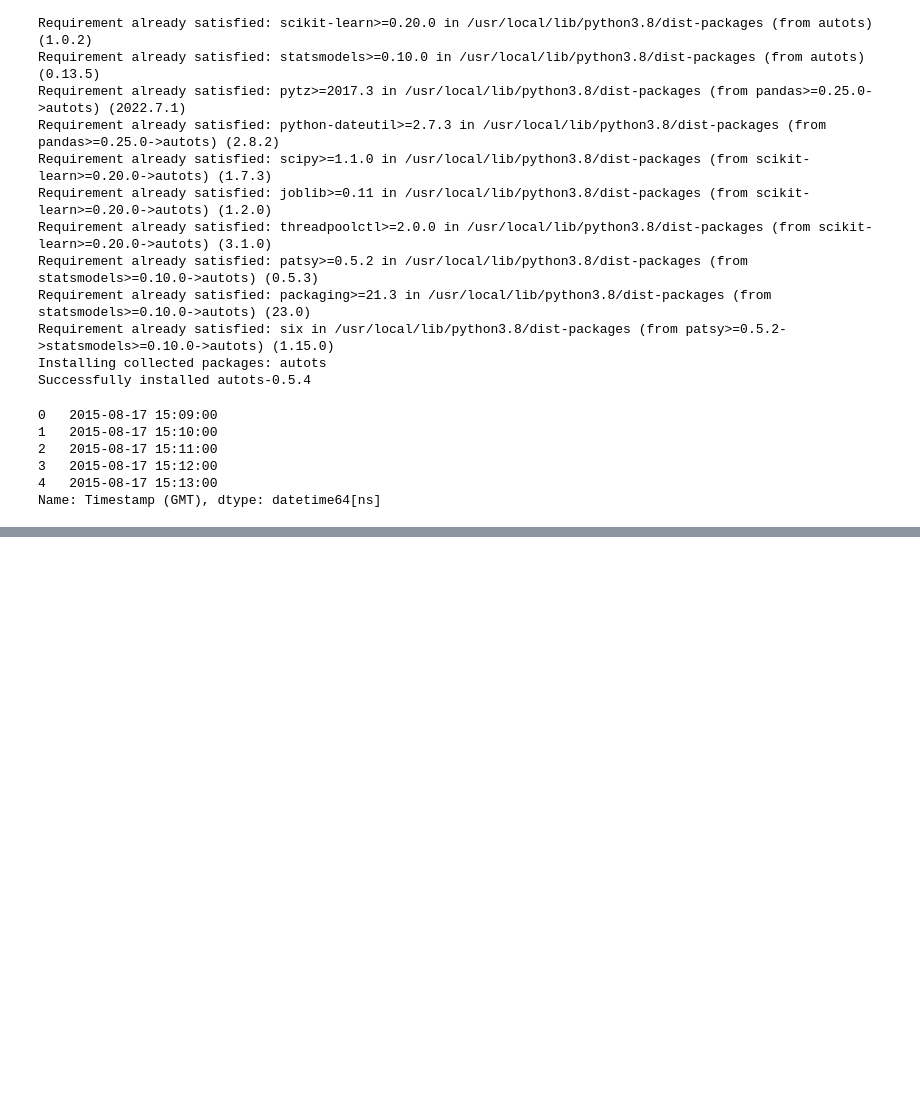
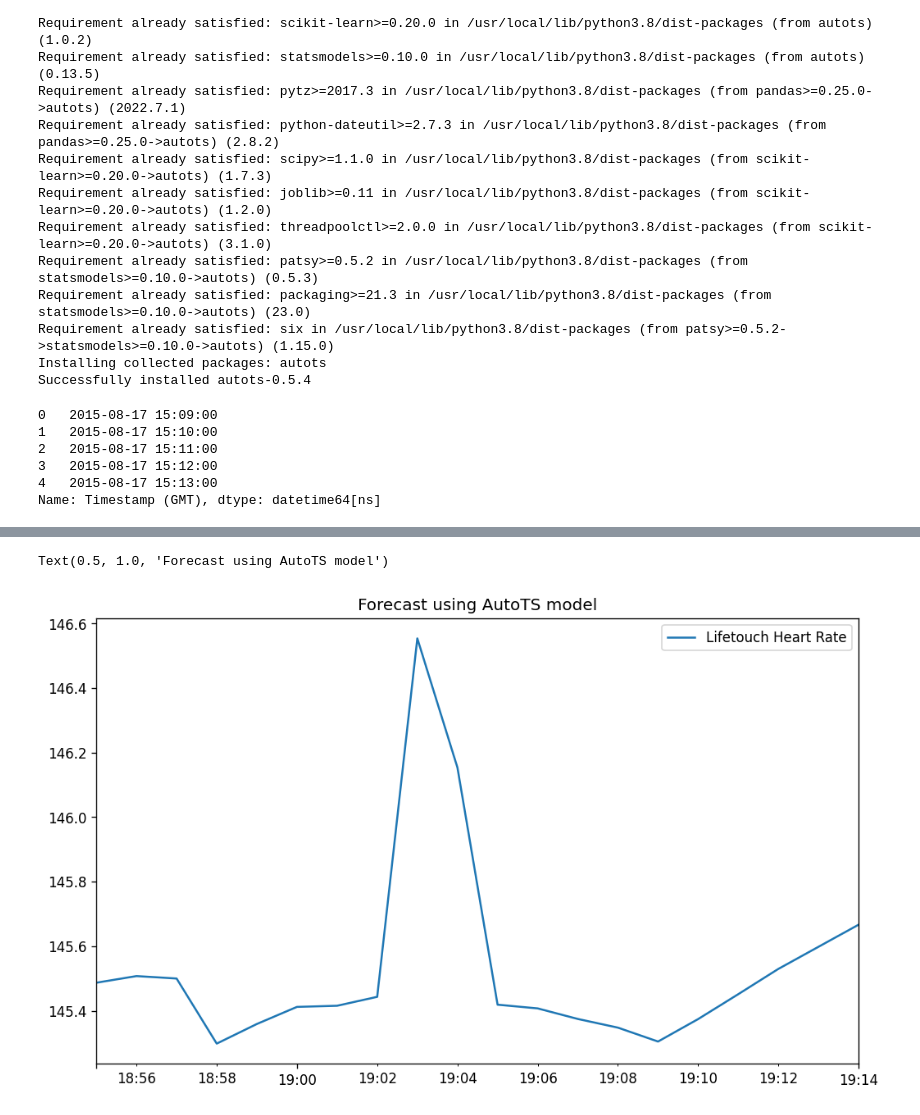
Before and after one commit to harishahamed26/PredictionOfHeartRate, a Jupyter notebook: HeartRatePrediction.ipynb, the cells around one changed output, grey strips where cells are left out. Cells and saved outputs as stored; diff of their text form; code cells hidden in the pictures; blank space fills up the shorter version.

```diff
--- a/HeartRatePrediction.ipynb
+++ b/HeartRatePrediction.ipynb
@@ -556,0 +446,6 @@ pred2 = fit2.forecast(20)
+# %%
+forecast.plot()
+plt.title('Forecast using AutoTS model')
+# %% [output]
+Text(0.5, 1.0, 'Forecast using AutoTS model')
+[figure, added]
```
Also changed, not shown: parts of 6 cells of this notebook.
